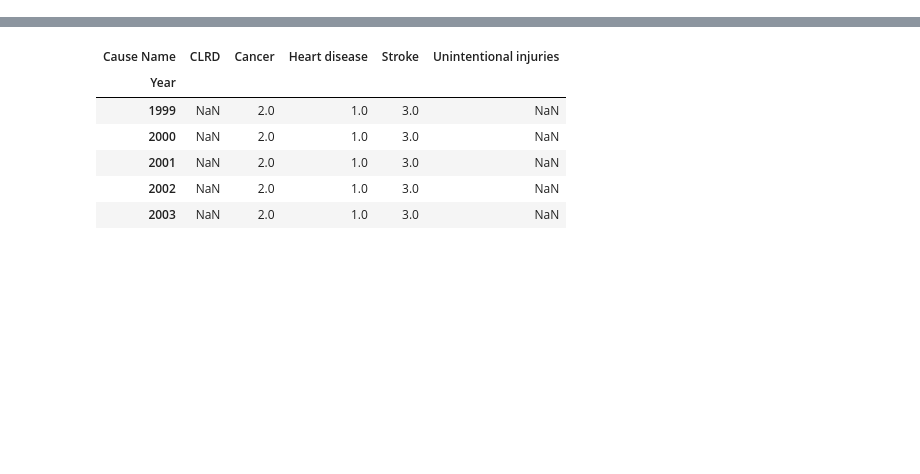
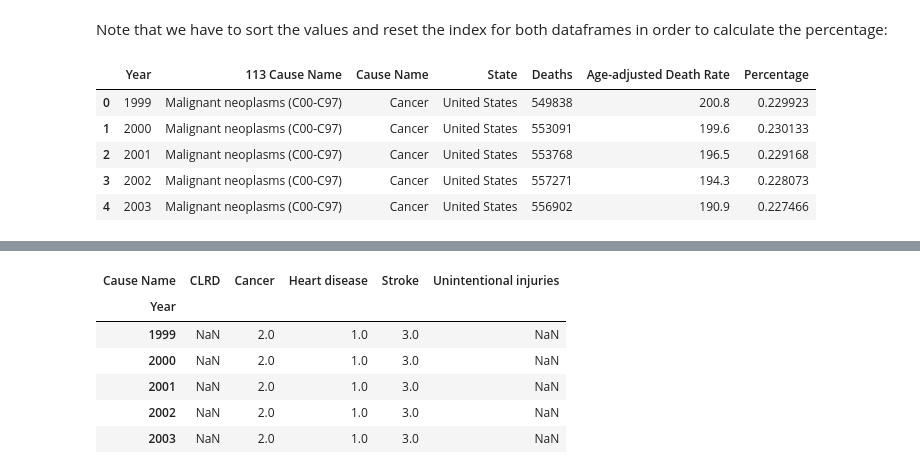
Before and after one commit to bicycdev/pandas_leading_causes, a Jupyter notebook: leading_causes.ipynb, the cells around one changed output, grey strips where cells are left out. Saved outputs shown, nothing was run; the diff lists cells and outputs as text; code cells hidden in the pictures; blank space fills up the shorter version.

```diff
--- a/leading_causes.ipynb
+++ b/leading_causes.ipynb
@@ -15,3 +48,16 @@ df_canc['Percentage'] = df_canc['Deaths'] / df_all['Deaths']
+# %% [markdown]
+Note that we have to sort the values and reset the index for both dataframes in order to calculate the percentage:
+# %%
+# goes through each row in each dataframe and calculates the percentage using the deaths columns
+df_canc['Percentage'] = df_canc['Deaths'] / df_all['Deaths']
+df_canc.head()
+# %% [output]
+|  | Year | 113 Cause Name | Cause Name | State | Deaths | Age-adjusted Death Rate | Percentage |
+| 0 | 1999 | Malignant neoplasms (C00-C97) | Cancer | United States | 549838 | 200.8 | 0.229923 |
+| 1 | 2000 | Malignant neoplasms (C00-C97) | Cancer | United States | 553091 | 199.6 | 0.230133 |
+| 2 | 2001 | Malignant neoplasms (C00-C97) | Cancer | United States | 553768 | 196.5 | 0.229168 |
+| 3 | 2002 | Malignant neoplasms (C00-C97) | Cancer | United States | 557271 | 194.3 | 0.228073 |
+| 4 | 2003 | Malignant neoplasms (C00-C97) | Cancer | United States | 556902 | 190.9 | 0.227466 |
 # %%
 # plot data
 fig = plt.figure(figsize=(10,5))
```
Also changed, not shown: parts of 21 cells of this notebook.
